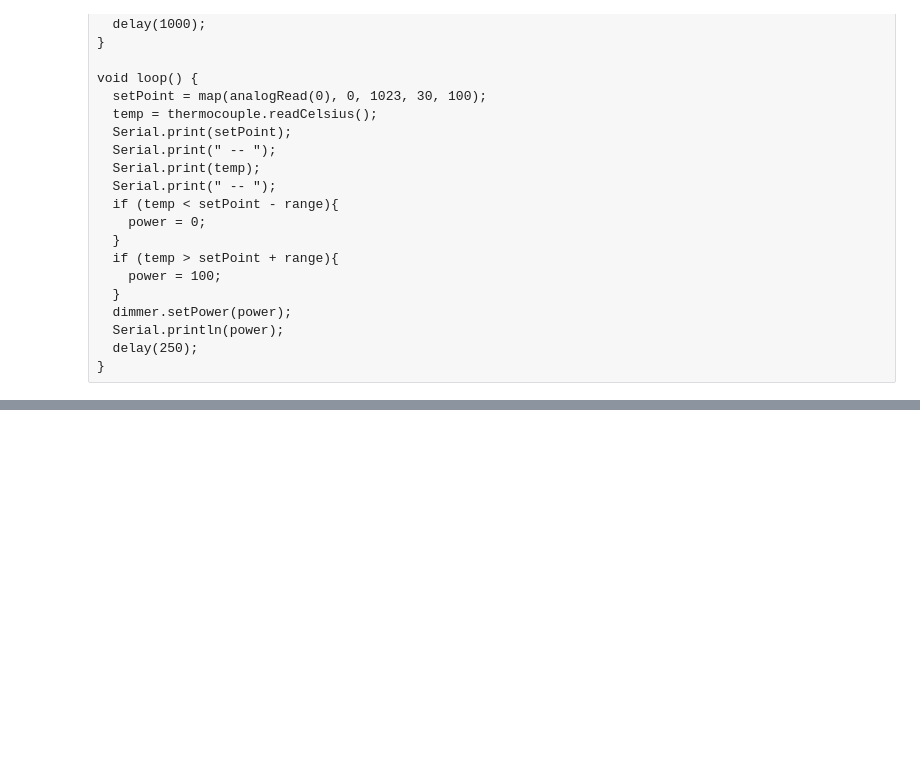
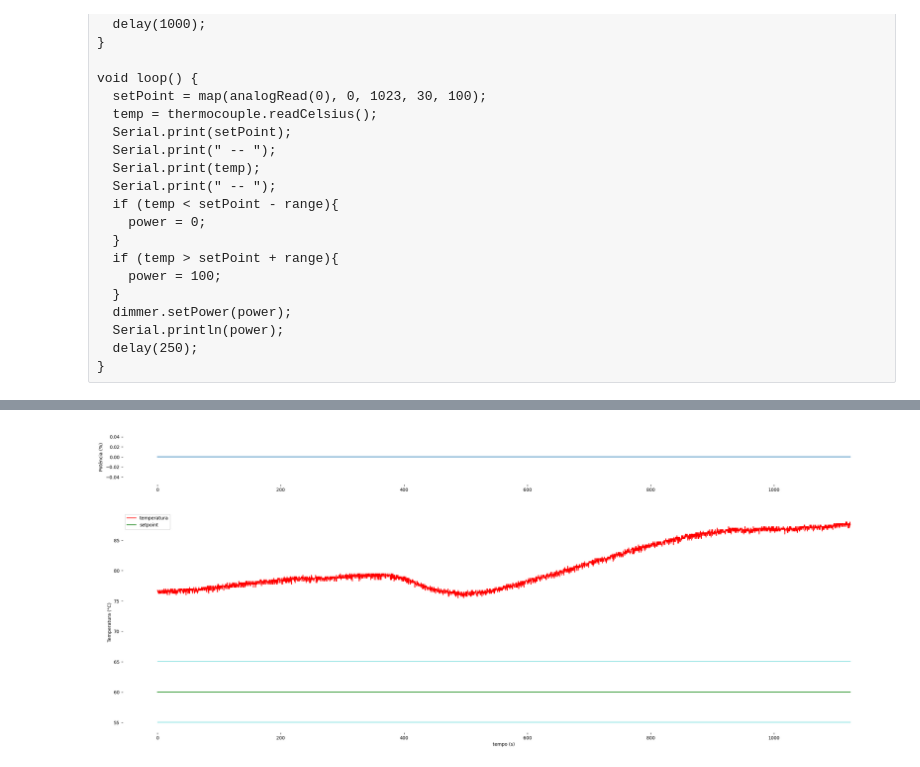
Before and after one commit to hg-heds/Arduino, a Jupyter notebook: dimmer_onoff/dimmer_onoff.ipynb, the cells around one changed output, grey strips where cells are left out. Drawn from its saved outputs; the diff is of its cells as text; code cells hidden in the pictures; blank space fills up the shorter version.

```diff
--- a/dimmer_onoff/dimmer_onoff.ipynb
+++ b/dimmer_onoff/dimmer_onoff.ipynb
@@ -83,2 +91,8 @@ for i in range(1,len(dados[:,3])):
+# %%
+with open('onoff4','r') as f:
+    text1 = f.read()
+fig = text()
+# %% [output]
+[figure, added]
 # %%
 fig.savefig('dimmer.png',facecolor='white',bbox_inches='tight')
```
Also changed, not shown: parts of 5 cells of this notebook, 14 other files.
